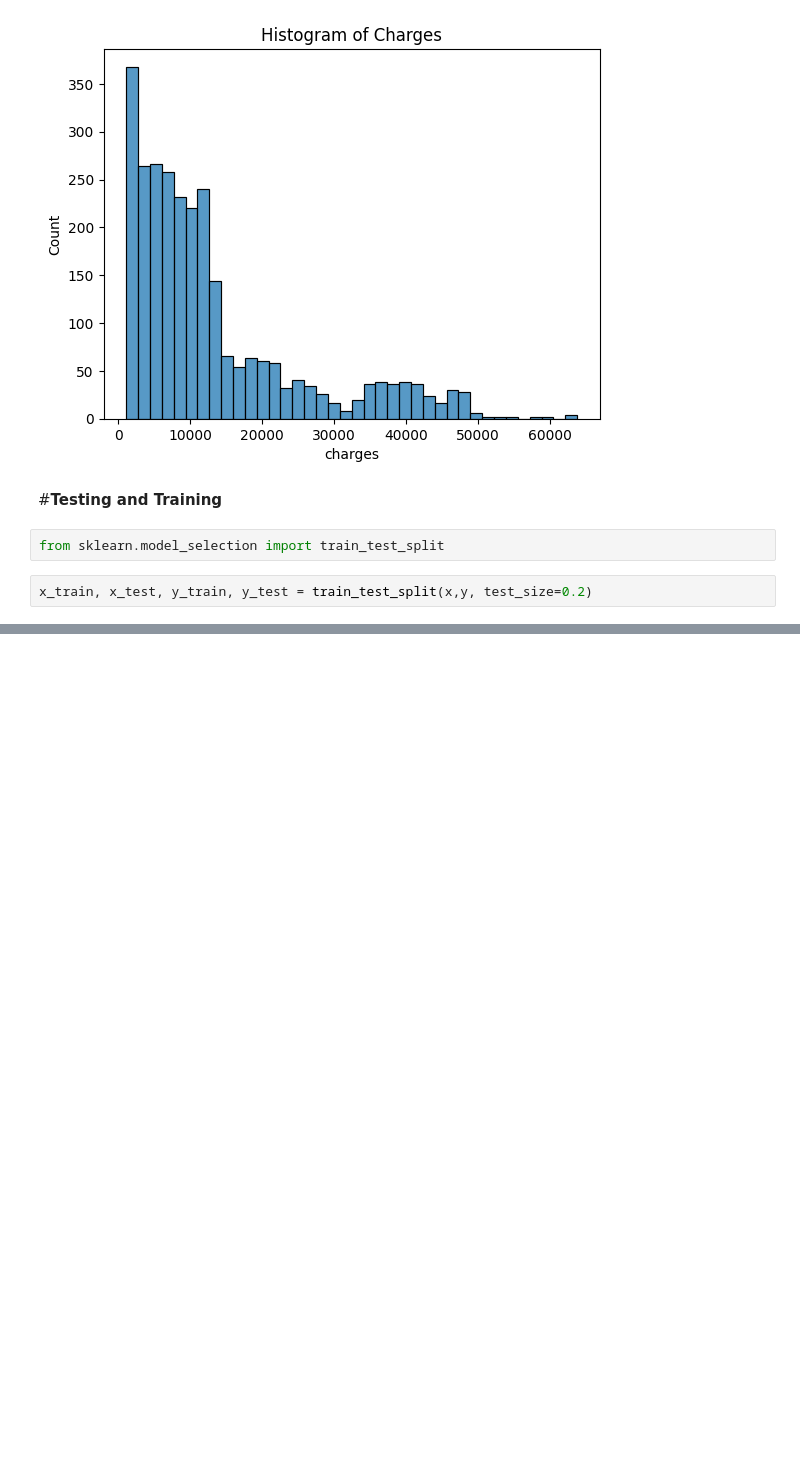
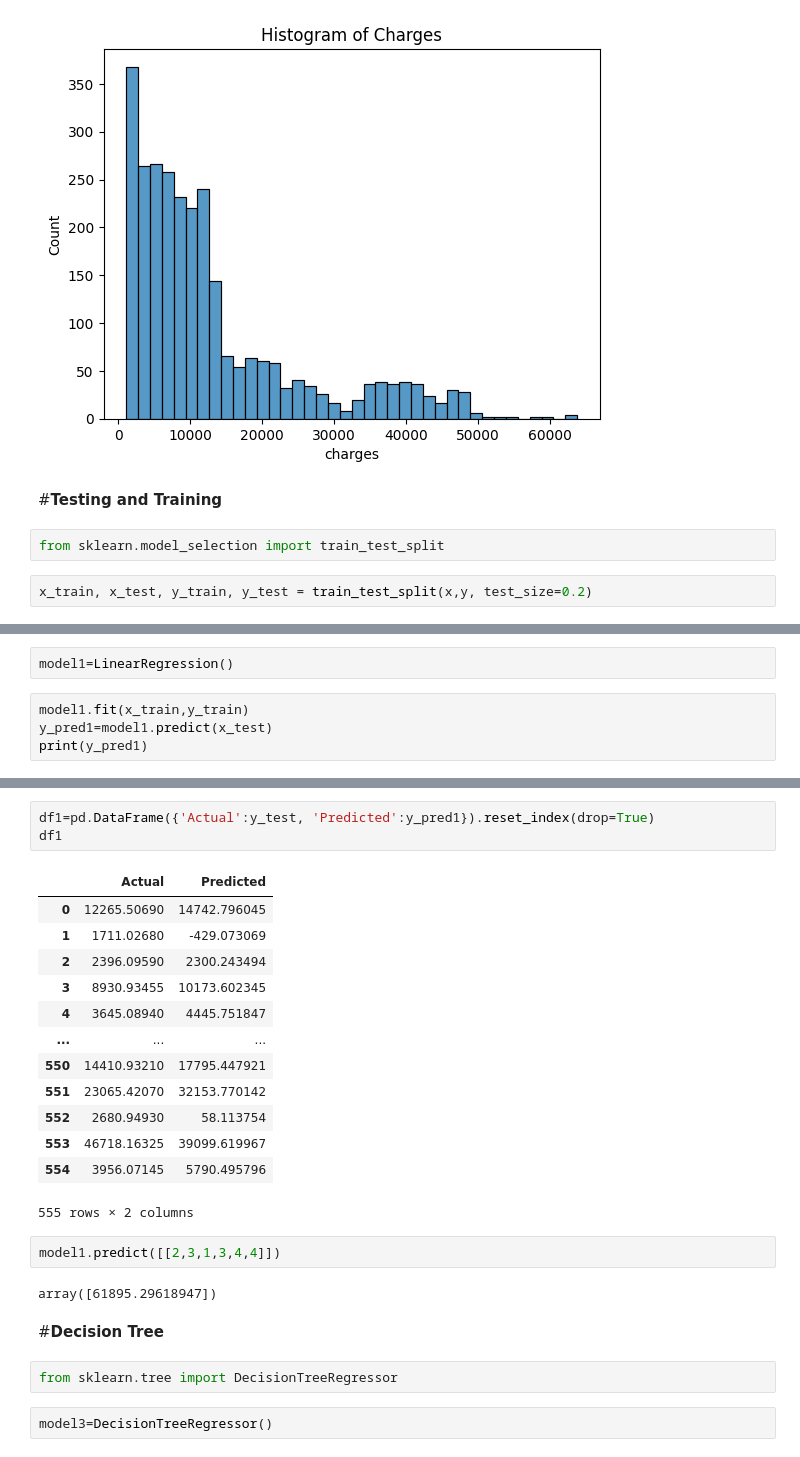
Before and after one commit to ChAbid-773/Medical_Insurance, a Jupyter notebook: Medical_Insurance.ipynb, the cells around one changed output, grey strips where cells are left out. Cells and saved outputs as stored; diff of their text form; blank space fills up the shorter version.

```diff
--- a/Medical_Insurance.ipynb
+++ b/Medical_Insurance.ipynb
@@ -287,0 +292,6 @@ memory usage: 8.7 KB
+# %%
+model1=LinearRegression()
+# %%
+model1.fit(x_train,y_train)
+y_pred1=model1.predict(x_test)
+print(y_pred1)
@@ -287,0 +316,27 @@ memory usage: 8.7 KB
+# %%
+df1=pd.DataFrame({'Actual':y_test, 'Predicted':y_pred1}).reset_index(drop=True)
+df1
+# %% [output]
+|  | Actual | Predicted |
+| 0 | 12265.50690 | 14742.796045 |
+| 1 | 1711.02680 | -429.073069 |
+| 2 | 2396.09590 | 2300.243494 |
+| 3 | 8930.93455 | 10173.602345 |
+| 4 | 3645.08940 | 4445.751847 |
+| ... | ... | ... |
+| 550 | 14410.93210 | 17795.447921 |
+| 551 | 23065.42070 | 32153.770142 |
+| 552 | 2680.94930 | 58.113754 |
+| 553 | 46718.16325 | 39099.619967 |
+| 554 | 3956.07145 | 5790.495796 |
+555 rows × 2 columns
+# %%
+model1.predict([[2,3,1,3,4,4]])
+# %% [output]
+array([61895.29618947])
+# %% [markdown]
+#**Decision Tree**
+# %%
+from sklearn.tree import DecisionTreeRegressor
+# %%
+model3=DecisionTreeRegressor()
```
Also changed, not shown: parts of 20 cells of this notebook.
